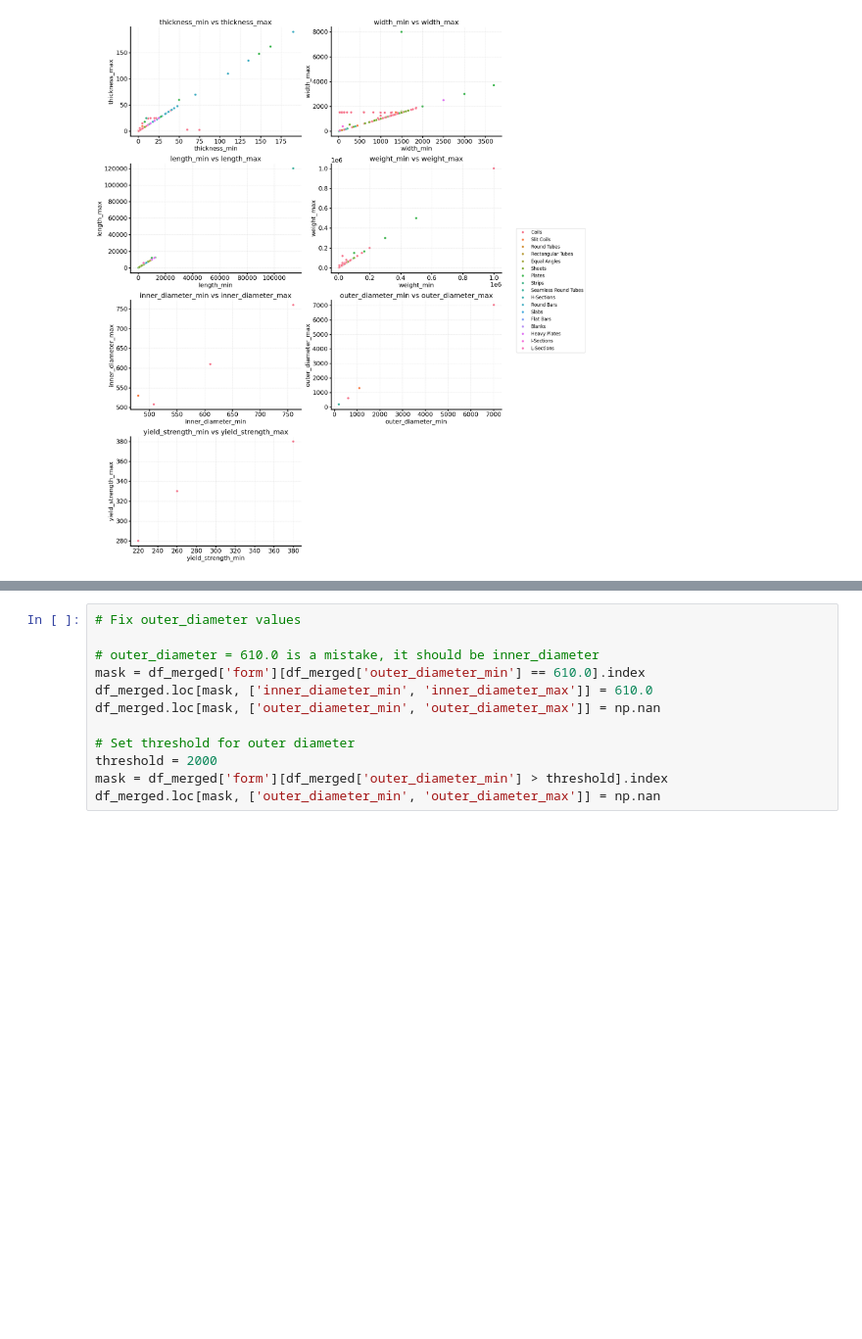
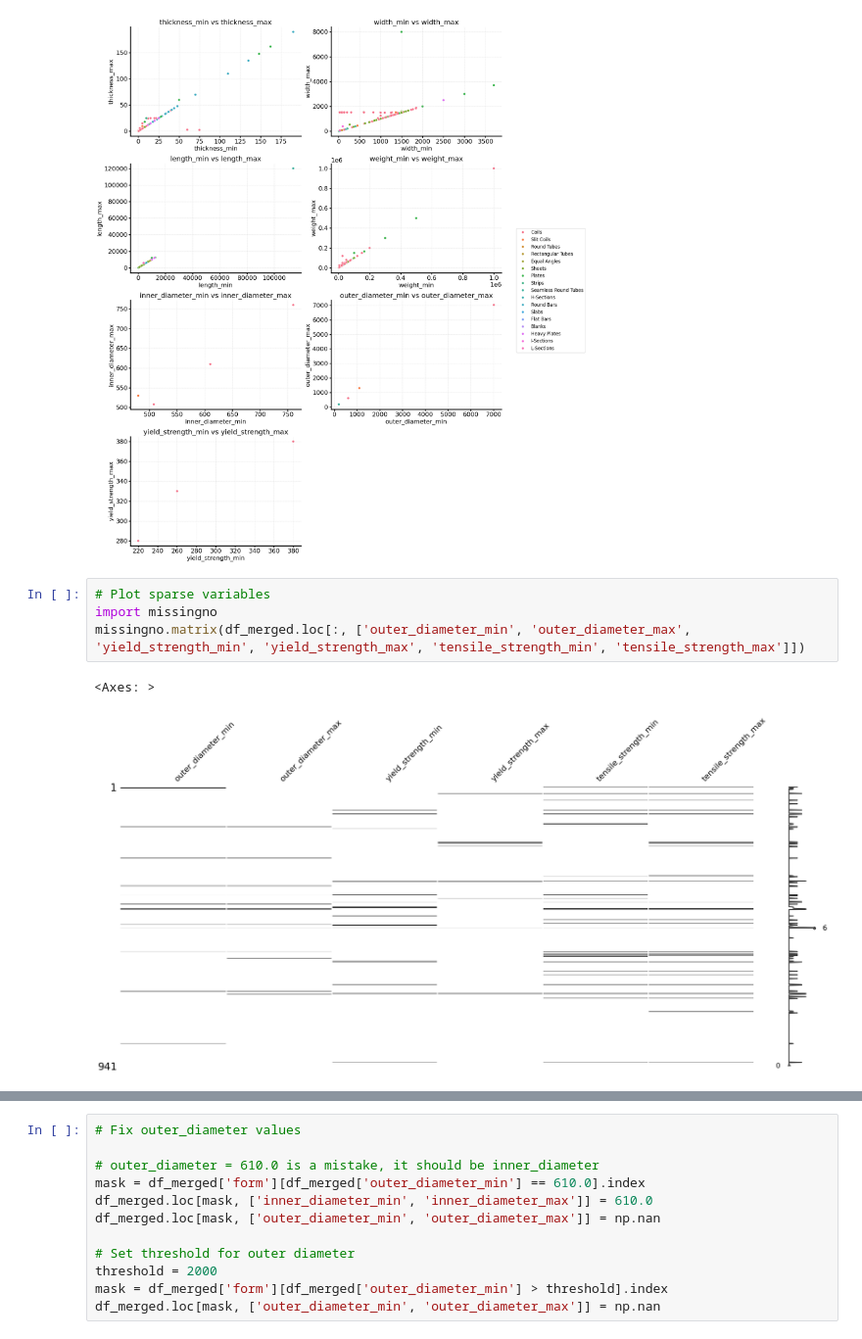
Before and after one commit to DavidePanza/VanillaSteel_CaseStudy, a Jupyter notebook: Notebooks/task_2.ipynb, the cells around one changed output, grey strips where cells are left out. Shown at 98% size. Drawn from its saved outputs; the diff is of its cells as text; blank space fills up the shorter version.

```diff
--- a/Notebooks/task_2.ipynb
+++ b/Notebooks/task_2.ipynb
@@ -290,6 +320,13 @@ var_groups = [
 plot_scatter_for_variable_groups(df_merged, var_groups)
 # %% [output]
 [figure]
+# %%
+# Plot sparse variables
+import missingno
+missingno.matrix(df_merged.loc[:, ['outer_diameter_min', 'outer_diameter_max', 'yield_strength_min', 'yield_strength_max', 'tensile_strength_min', 'tensile_strength_max']])
+# %% [output]
+<Axes: >
+[figure, added]
 # %% [markdown]
 **Fix Misclassified Diameters**:
 
```
Also changed, not shown: parts of 19 cells of this notebook.
